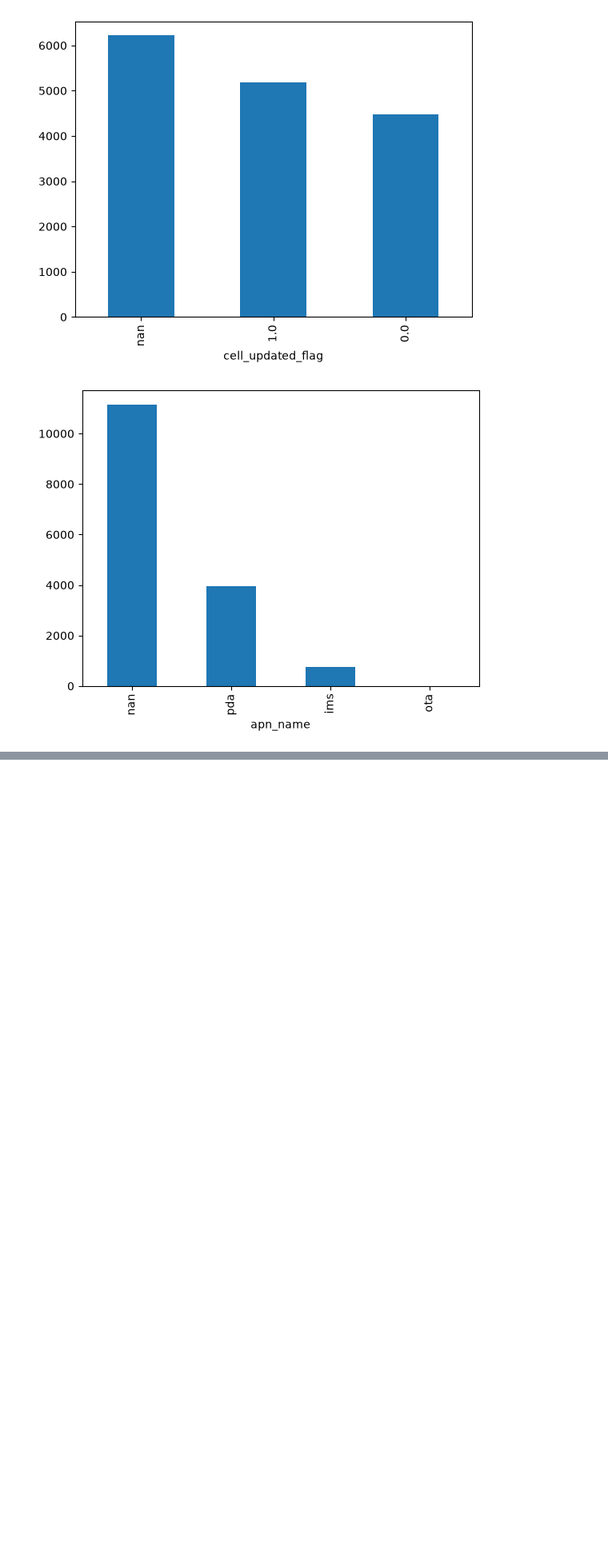
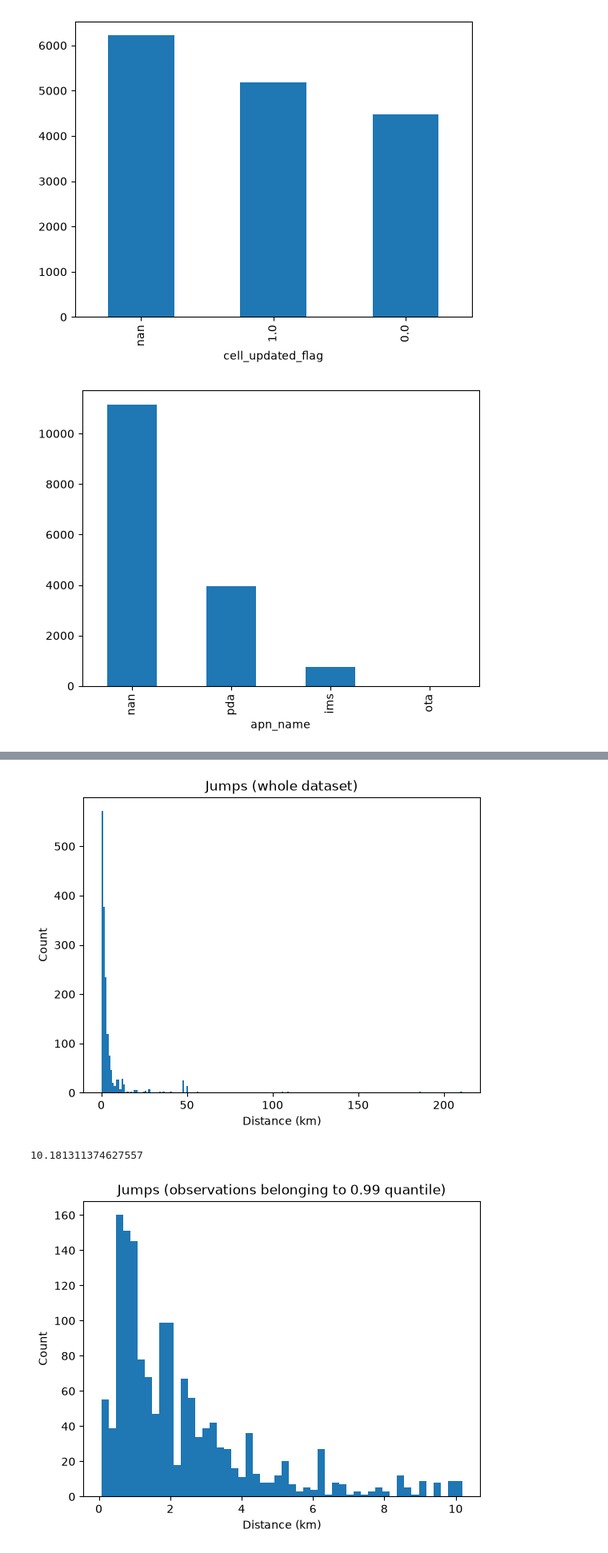
Before and after one commit to klehtma/DataSciProject, a Jupyter notebook: data_cleaning.ipynb, the cells around one changed output, grey strips where cells are left out. Shown at 80% size. Drawn from its saved outputs; the diff is of its cells as text; code cells hidden in the pictures; blank space fills up the shorter version.

Commit message:
Refactoring, new features and plots

```diff
--- a/data_cleaning.ipynb
+++ b/data_cleaning.ipynb
@@ -135,0 +148,20 @@ Index(['step', 'rat_id', 'eci_nci', 'network', 'timestamp', 'latitude',
+# %%
+data["distances"] = [geodesic(
+        (data["latitude"].iloc[i], data["longitude"].iloc[i]),
+        (data["latitude"].iloc[i+1], data["longitude"].iloc[i+1])
+        ).m for i in range(len(data)-1)] + [None] #plus None because the comparision shirnks the data into len(data)-1
+
+data["delta_time"] = [data["timestamp"].iloc[i+1] -
+                      data["timestamp"].iloc[i] for i in range(len(data)-1)] + [None]
+
+data["margin_error"] = [data["outer_radius"].iloc[i] +
+                        data["outer_radius"].iloc[i+1] for i in range(len(data)-1)] + [None]
+
+data["margin_error_squared"] = [(data["outer_radius"].iloc[i] +
+                                data["outer_radius"].iloc[i+1])**2 for i in range(len(data)-1)] + [None]
+
+#count jumps that are not in margin_error_squared - that means anomalies ????
+anomaly_count = data[data["distances"] > data["margin_error"]]
+print(anomaly_count)
+
+data = data[:-1].copy() #leave out the last because distance value is None
@@ -135,0 +186,21 @@ Index(['step', 'rat_id', 'eci_nci', 'network', 'timestamp', 'latitude',
+# %%
+sub_data = data[data["distances"] != 0]
+plt.hist(sub_data["distances"], bins=200)
+plt.xlabel("Distance (km)")
+plt.ylabel("Count")
+plt.title("Jumps (whole dataset)")
+plt.show()
+
+quantile_value = data["distances"].quantile(0.99)
+print(quantile_value)
+
+sub_data = data[(data["distances"] != 0) & (data["distances"] <= quantile_value)]
+plt.hist(sub_data["distances"], bins=50)
+plt.xlabel("Distance (km)")
+plt.ylabel("Count")
+plt.title("Jumps (observations belonging to 0.99 quantile)") #distance = (timestep t+1 location) - (timestep t location)
+plt.show()
+# %% [output]
+[figure, added]
+10.181311374627557
+[figure, added]
```
Also changed, not shown: parts of 8 cells of this notebook, 2 other files.
